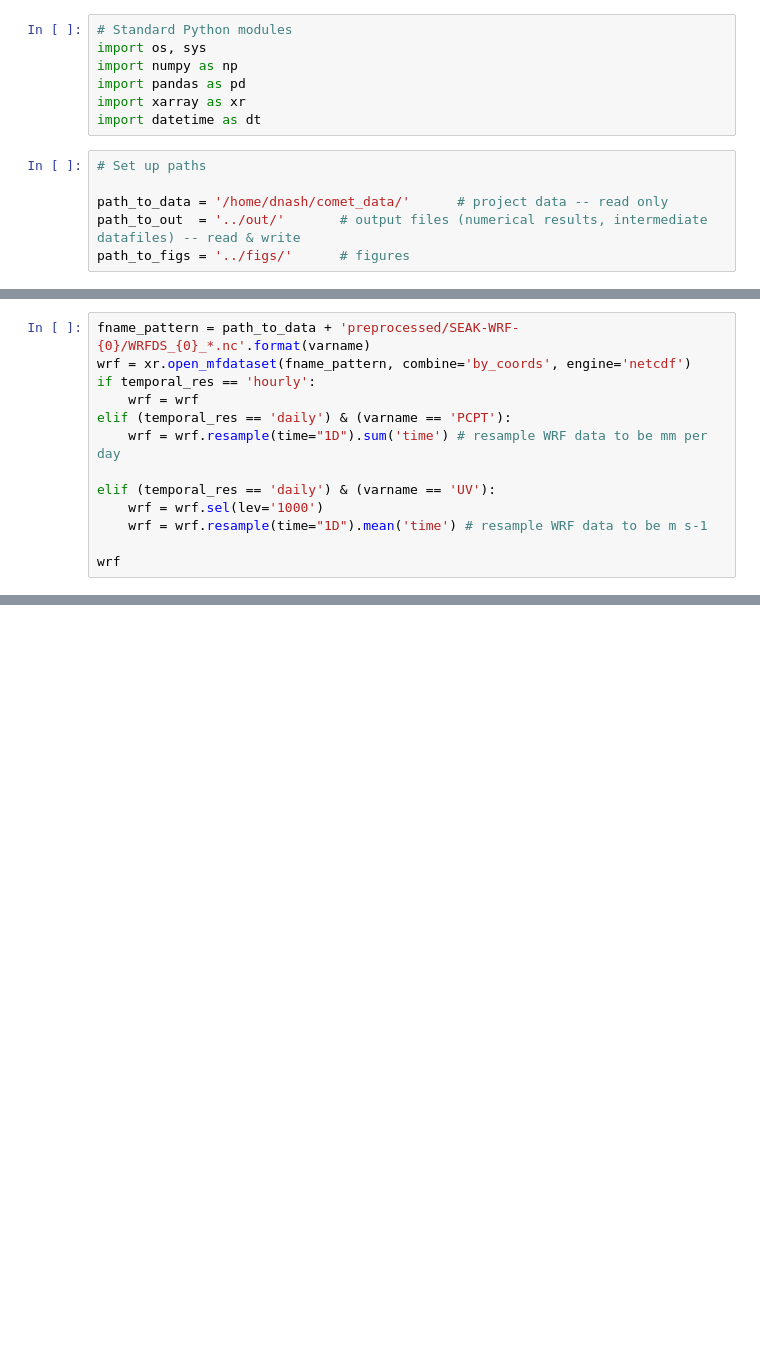
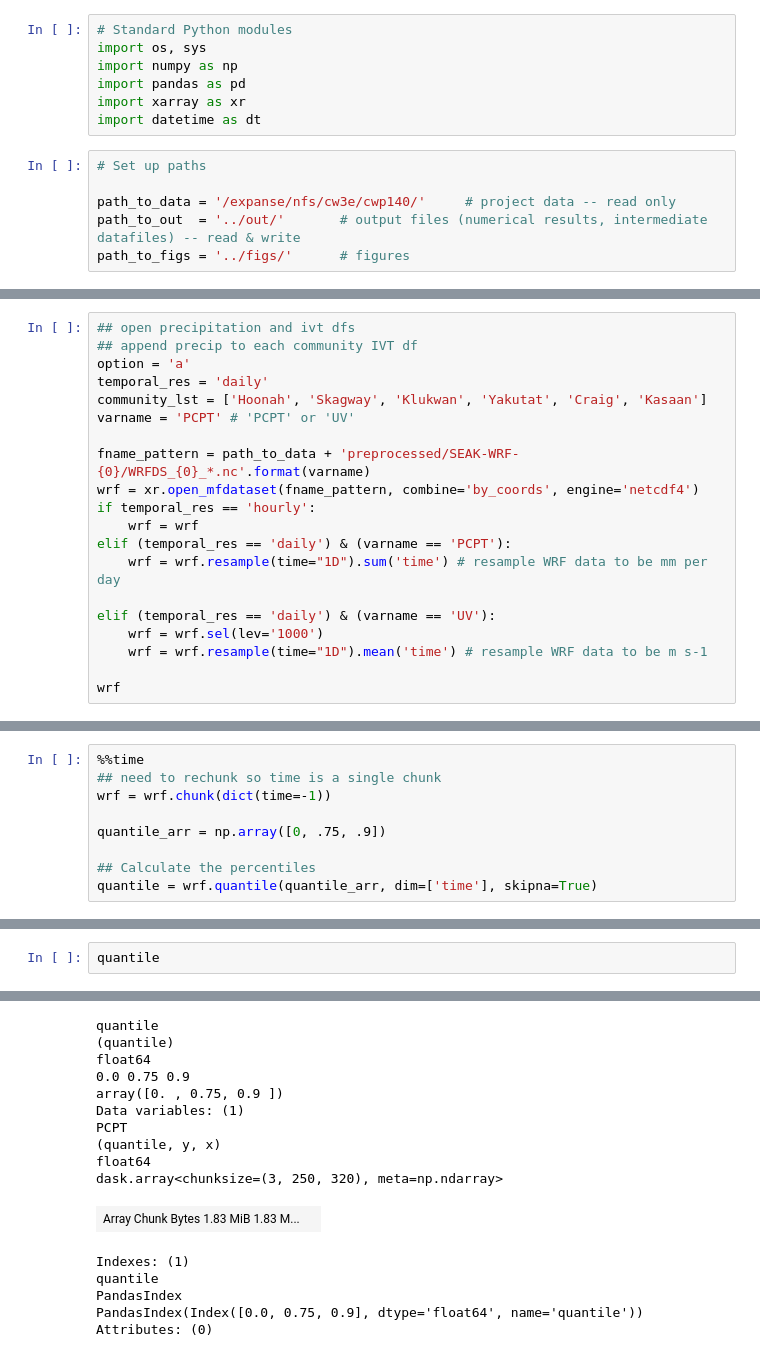
Before and after one commit to dlnash/SEAK_AR_impacts, a Jupyter notebook: preprocess/calculate_WRF_precip_quantiles.ipynb, the cells around one changed output, grey strips where cells are left out. Saved outputs shown, nothing was run; the diff lists cells and outputs as text; blank space fills up the shorter version.

Commit message:
add WRF quantile info

```diff
--- a/preprocess/calculate_WRF_precip_quantiles.ipynb
+++ b/preprocess/calculate_WRF_precip_quantiles.ipynb
@@ -8,6 +8,6 @@ import datetime as dt
 # %%
 # Set up paths
 
-path_to_data = '/home/dnash/comet_data/'      # project data -- read only
+path_to_data = '/expanse/nfs/cw3e/cwp140/'     # project data -- read only
 path_to_out  = '../out/'       # output files (numerical results, intermediate datafiles) -- read & write
 path_to_figs = '../figs/'      # figures
@@ -21,6 +14,13 @@ varname = 'PCPT' # 'PCPT' or 'UV'
 # %%
+## open precipitation and ivt dfs
+## append precip to each community IVT df
+option = 'a'
+temporal_res = 'daily'
+community_lst = ['Hoonah', 'Skagway', 'Klukwan', 'Yakutat', 'Craig', 'Kasaan']
+varname = 'PCPT' # 'PCPT' or 'UV'
+
 fname_pattern = path_to_data + 'preprocessed/SEAK-WRF-{0}/WRFDS_{0}_*.nc'.format(varname)
-wrf = xr.open_mfdataset(fname_pattern, combine='by_coords', engine='netcdf')
+wrf = xr.open_mfdataset(fname_pattern, combine='by_coords', engine='netcdf4')
 if temporal_res == 'hourly':
     wrf = wrf
 elif (temporal_res == 'daily') & (varname == 'PCPT'):
@@ -89,0 +87,9 @@ Sat Dec 8 15:40:16 AKST 2018
+# %%
+%%time
+## need to rechunk so time is a single chunk
+wrf = wrf.chunk(dict(time=-1))
+
+quantile_arr = np.array([0, .75, .9])
+
+## Calculate the percentiles
+quantile = wrf.quantile(quantile_arr, dim=['time'], skipna=True)
@@ -89,0 +99,3 @@ Sat Dec 8 15:40:16 AKST 2018
+# %%
+quantile
+# %% [output]
@@ -89,0 +119,16 @@ Sat Dec 8 15:40:16 AKST 2018
+quantile
+(quantile)
+float64
+0.0 0.75 0.9
+array([0. , 0.75, 0.9 ])
+Data variables: (1)
+PCPT
+(quantile, y, x)
+float64
+dask.array<chunksize=(3, 250, 320), meta=np.ndarray>
+| Array Chunk Bytes 1.83 MiB 1.83 M... |  |
+Indexes: (1)
+quantile
+PandasIndex
+PandasIndex(Index([0.0, 0.75, 0.9], dtype='float64', name='quantile'))
+Attributes: (0)
```
Also changed, not shown: parts of 5 cells of this notebook, 4 other files.
